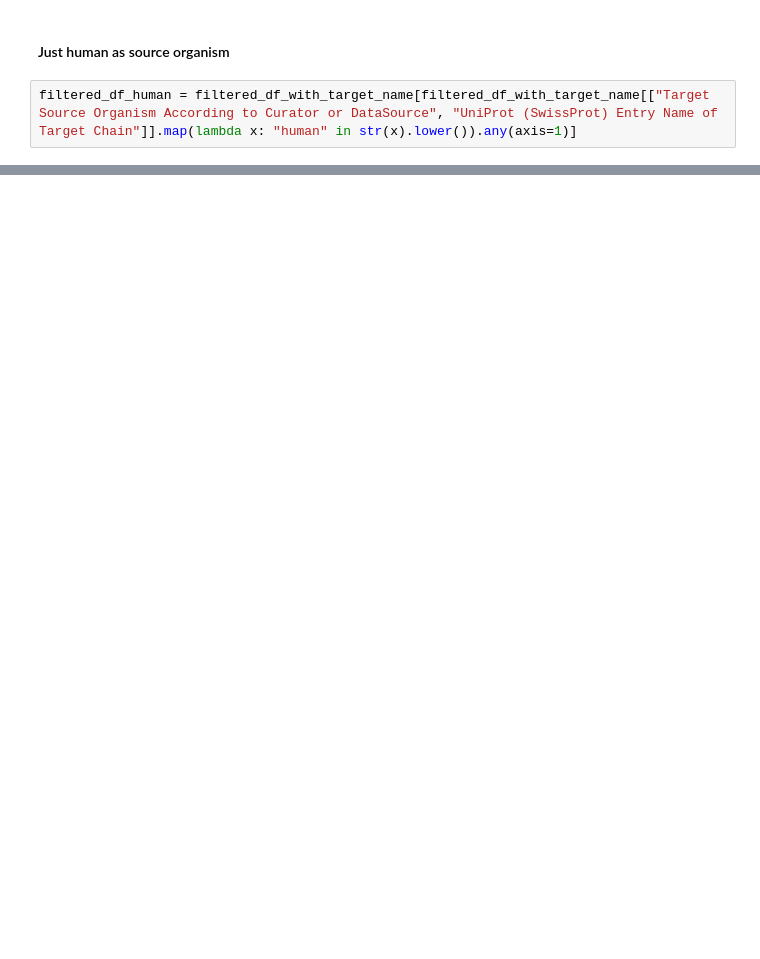
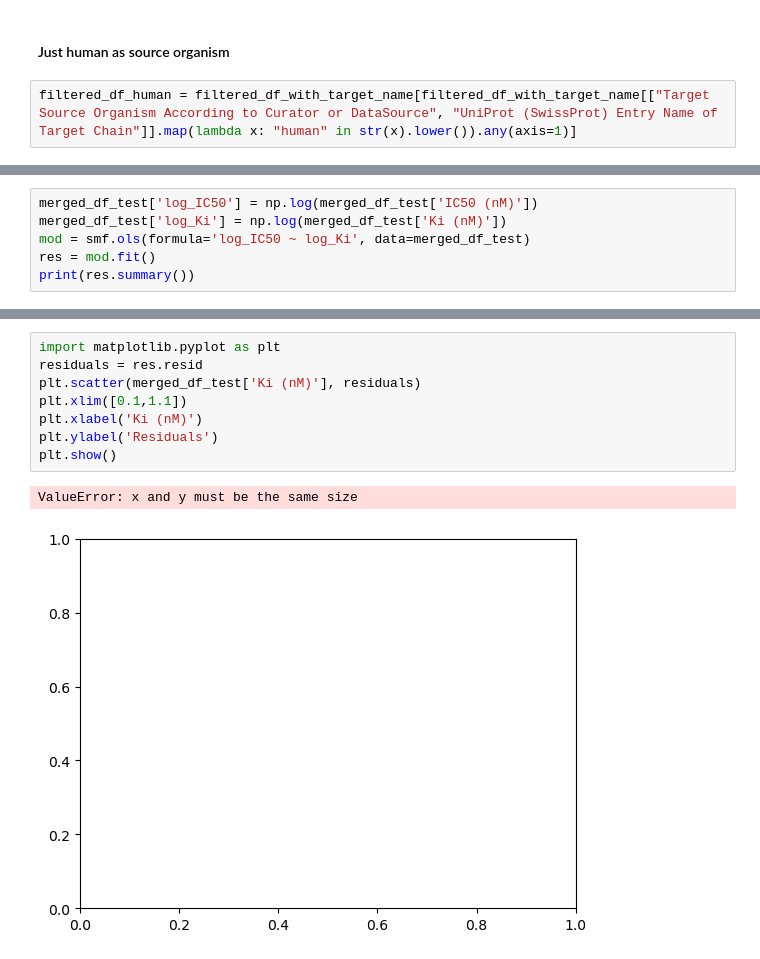
Before and after one commit to matheogodenzi/HyperBabbage, a Jupyter notebook: ADA_project_preprocessing_NEW.ipynb, the cells around one changed output, grey strips where cells are left out. Cells and saved outputs as stored; diff of their text form; blank space fills up the shorter version.

```diff
--- a/ADA_project_preprocessing_NEW.ipynb
+++ b/ADA_project_preprocessing_NEW.ipynb
@@ -138,0 +373,6 @@ len(filtered_df_human)
+# %%
+merged_df_test['log_IC50'] = np.log(merged_df_test['IC50 (nM)'])
+merged_df_test['log_Ki'] = np.log(merged_df_test['Ki (nM)'])
+mod = smf.ols(formula='log_IC50 ~ log_Ki', data=merged_df_test)
+res = mod.fit()
+print(res.summary())
@@ -138,0 +397,11 @@ len(filtered_df_human)
+# %%
+import matplotlib.pyplot as plt
+residuals = res.resid
+plt.scatter(merged_df_test['Ki (nM)'], residuals)
+plt.xlim([0.1,1.1])
+plt.xlabel('Ki (nM)')
+plt.ylabel('Residuals')
+plt.show()
+# %% [output]
+ValueError: x and y must be the same size
+[figure, added]
```
Also changed, not shown: parts of 28 cells of this notebook.
